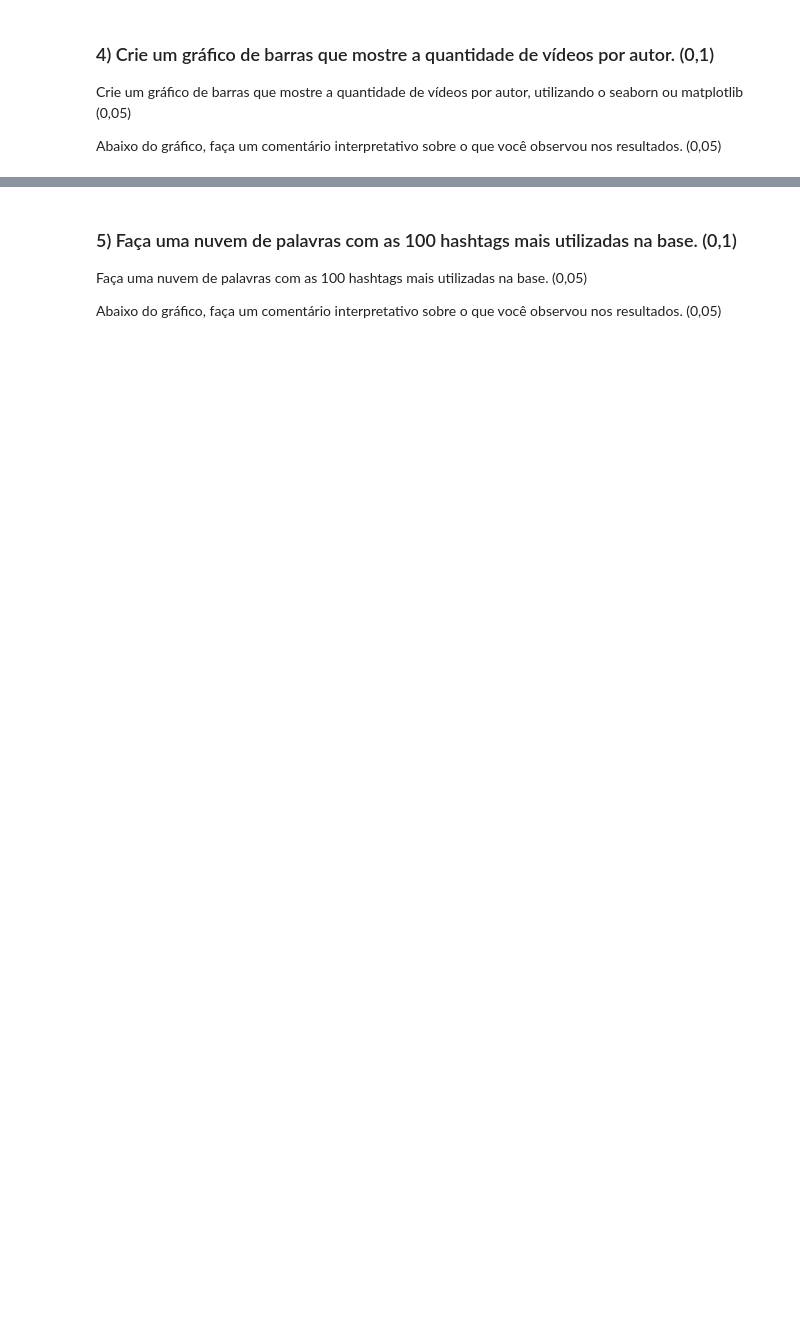
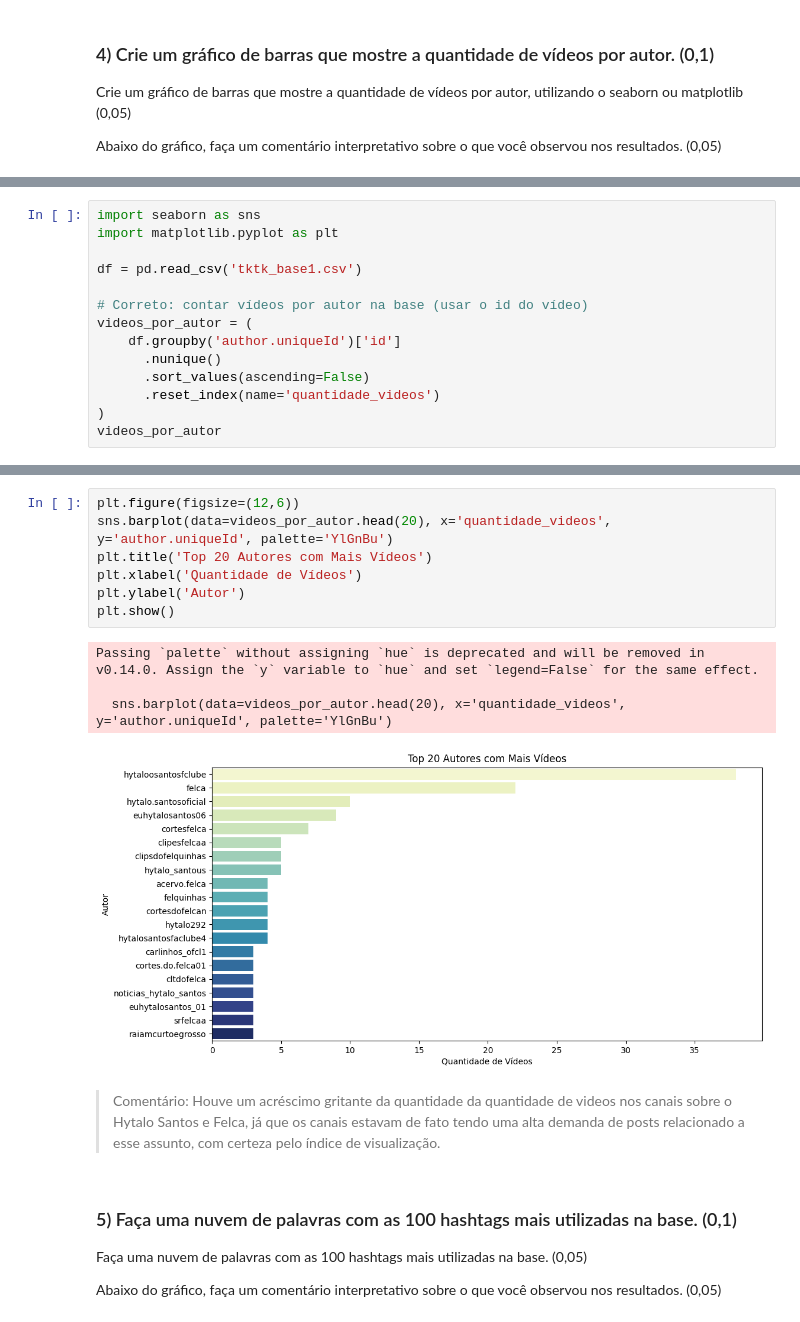
Before and after one commit to GuOliv2306/ExtracaoAnalise_FGVComunicacao, a Jupyter notebook: projeto2/projeto2.ipynb, the cells around one changed output, grey strips where cells are left out. Saved outputs shown, nothing was run; the diff lists cells and outputs as text; blank space fills up the shorter version.

```diff
--- a/projeto2/projeto2.ipynb
+++ b/projeto2/projeto2.ipynb
@@ -128,0 +172,14 @@ Abaixo do gráfico, faça um comentário interpretativo sobre o que você observ
+# %%
+import seaborn as sns
+import matplotlib.pyplot as plt
+
+df = pd.read_csv('tktk_base1.csv')
+
+# Correto: contar vídeos por autor na base (usar o id do vídeo)
+videos_por_autor = (
+    df.groupby('author.uniqueId')['id']
+      .nunique()
+      .sort_values(ascending=False)
+      .reset_index(name='quantidade_videos')
+)
+videos_por_autor
@@ -129,3 +200,17 @@ Abaixo do gráfico, faça um comentário interpretativo sobre o que você observ
+# %%
+plt.figure(figsize=(12,6))
+sns.barplot(data=videos_por_autor.head(20), x='quantidade_videos', y='author.uniqueId', palette='YlGnBu')
+plt.title('Top 20 Autores com Mais Vídeos')
+plt.xlabel('Quantidade de Vídeos')
+plt.ylabel('Autor')
+plt.show()
+# %% [output]
+Passing `palette` without assigning `hue` is deprecated and will be removed in v0.14.0. Assign the `y` variable to `hue` and set `legend=False` for the same effect.
+
+  sns.barplot(data=videos_por_autor.head(20), x='quantidade_videos', y='author.uniqueId', palette='YlGnBu')
+[figure, added]
+# %% [markdown]
+> Comentário: Houve um acréscimo gritante da quantidade  da quantidade de videos nos canais sobre o Hytalo Santos e Felca, já que os canais estavam de fato tendo uma alta demanda de posts relacionado a esse assunto, com certeza pelo índice de visualização.
 # %% [markdown]
 ### 5) Faça uma nuvem de palavras com as 100 hashtags mais utilizadas na base. (0,1)
 
```
Also changed, not shown: parts of 18 cells of this notebook, 1 other file.
